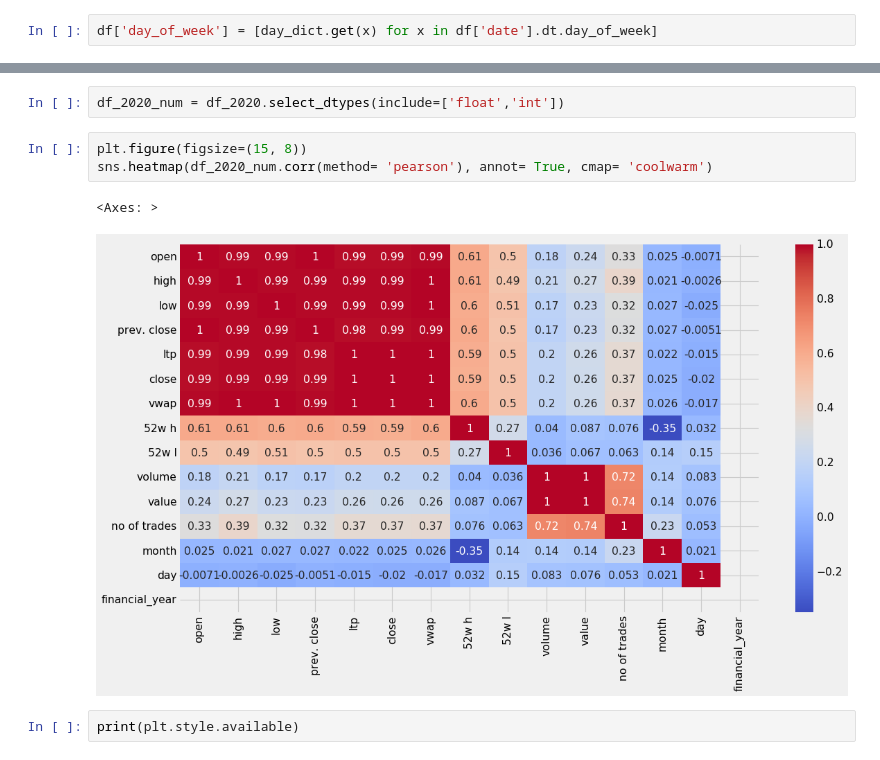
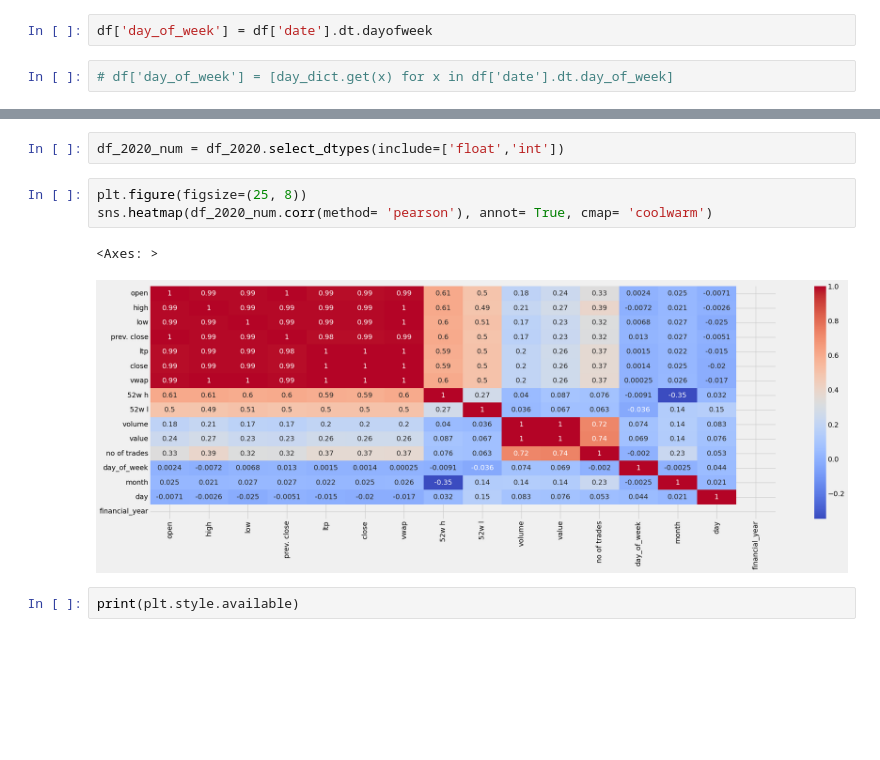
Before and after one commit to shrikant-DS/Predicting_stock_market_equity, a Jupyter notebook: predicting_price.ipynb, the cells around one changed output, grey strips where cells are left out. Drawn from its saved outputs; the diff is of its cells as text; blank space fills up the shorter version.

```diff
--- a/predicting_price.ipynb
+++ b/predicting_price.ipynb
@@ -136,5 +136,7 @@ day_dict = {
+# %%
+df['day_of_week'] = df['date'].dt.dayofweek
 # %%
-df['day_of_week'] = [day_dict.get(x) for x in df['date'].dt.day_of_week]
+# df['day_of_week'] = [day_dict.get(x) for x in df['date'].dt.day_of_week]
 # %%
 df['day_of_week'].value_counts()
 # %% [output]
@@ -470,11 +474,11 @@ plt.show()
 # %%
 df_2020_num = df_2020.select_dtypes(include=['float','int'])
 # %%
-plt.figure(figsize=(15, 8))
+plt.figure(figsize=(25, 8))
 sns.heatmap(df_2020_num.corr(method= 'pearson'), annot= True, cmap= 'coolwarm')
 # %% [output]
 <Axes: >
-[figure, old version]
+[figure, new version]
 # %%
 print(plt.style.available)
 # %% [output]
```
Also changed, not shown: parts of 25 cells of this notebook.
